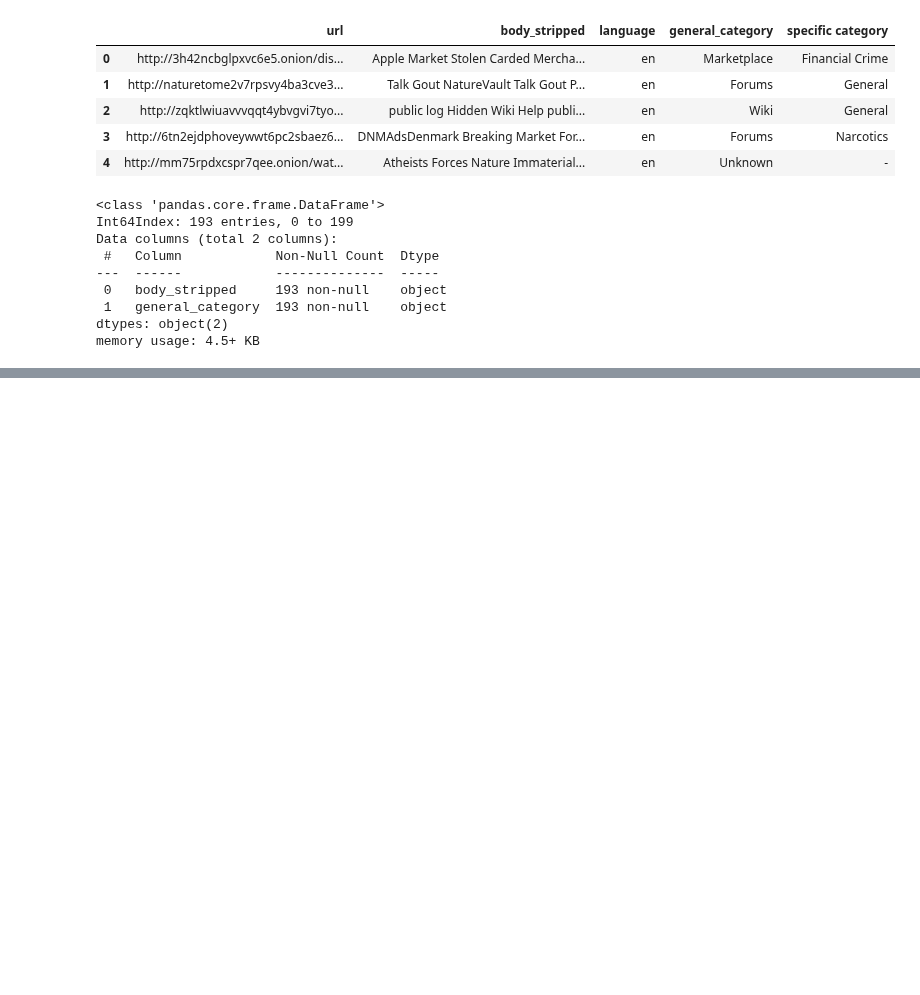
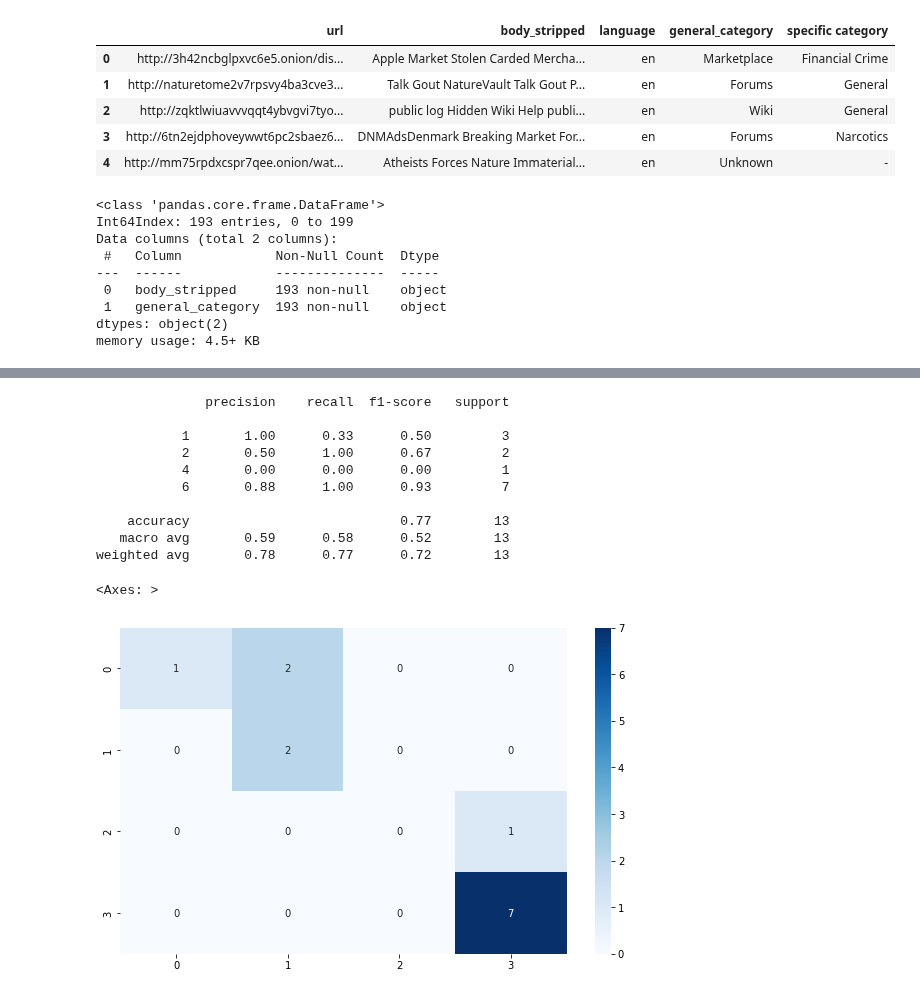
Before and after one commit to Shreyas-hacker/Webpages, a Jupyter notebook: classification.ipynb, the cells around one changed output, grey strips where cells are left out. Cells and saved outputs as stored; diff of their text form; code cells hidden in the pictures; blank space fills up the shorter version.

Commit message:
added new classification file for new task

```diff
--- a/classification.ipynb
+++ b/classification.ipynb
@@ -177,0 +61,5 @@ Detected at node 'tf_distil_bert_for_sequence_classification/distilbert/transfor
+# %%
+X_train = train_set['body_stripped']
+y_train = train_set['general_category']
+X_test = test_set['body_stripped']
+y_test = test_set['general_category']
@@ -177,0 +93,22 @@ Detected at node 'tf_distil_bert_for_sequence_classification/distilbert/transfor
+# %%
+from sklearn.model_selection import GridSearchCV
+from sklearn.naive_bayes import MultinomialNB
+
+# Define the parameter values that should be searched
+alpha_range = np.arange(1, 10, 0.1)
+
+# Create a parameter grid: map the parameter names to the values that should be searched
+param_grid = dict(alpha=alpha_range)
+
+# Instantiate the grid
+grid = GridSearchCV(MultinomialNB(), param_grid, cv=10, scoring='accuracy')
+
+# Fit the grid with data
+grid.fit(X_train_tfidf, y_train)
+
+# View the complete results
+print(grid.cv_results_)
+
+# Examine the best model
+print(grid.best_score_)
+print(grid.best_params_)
@@ -177,0 +133,28 @@ Detected at node 'tf_distil_bert_for_sequence_classification/distilbert/transfor
+# %%
+from sklearn import metrics
+import seaborn as sns
+from sklearn.metrics import confusion_matrix, classification_report
+# train your model using all data and the best known parameters
+nb = MultinomialNB(alpha=grid.best_params_['alpha'])
+nb.fit(X_train_tfidf, y_train)
+
+# make class predictions for X_test_tfidf
+y_pred_class = nb.predict(X_val_tfidf)
+
+# plot confusion matrix
+plt.figure(figsize=(10,6))
+print(classification_report(y_test, y_pred_class))
+sns.heatmap(confusion_matrix(y_test, y_pred_class), annot=True, cmap='Blues')
+# %% [output]
+              precision    recall  f1-score   support
+
+           1       1.00      0.33      0.50         3
+           2       0.50      1.00      0.67         2
+           4       0.00      0.00      0.00         1
+           6       0.88      1.00      0.93         7
+
+    accuracy                           0.77        13
+   macro avg       0.59      0.58      0.52        13
+weighted avg       0.78      0.77      0.72        13
+<Axes: >
+[figure, added]
```
Also changed, not shown: parts of 13 cells of this notebook.
